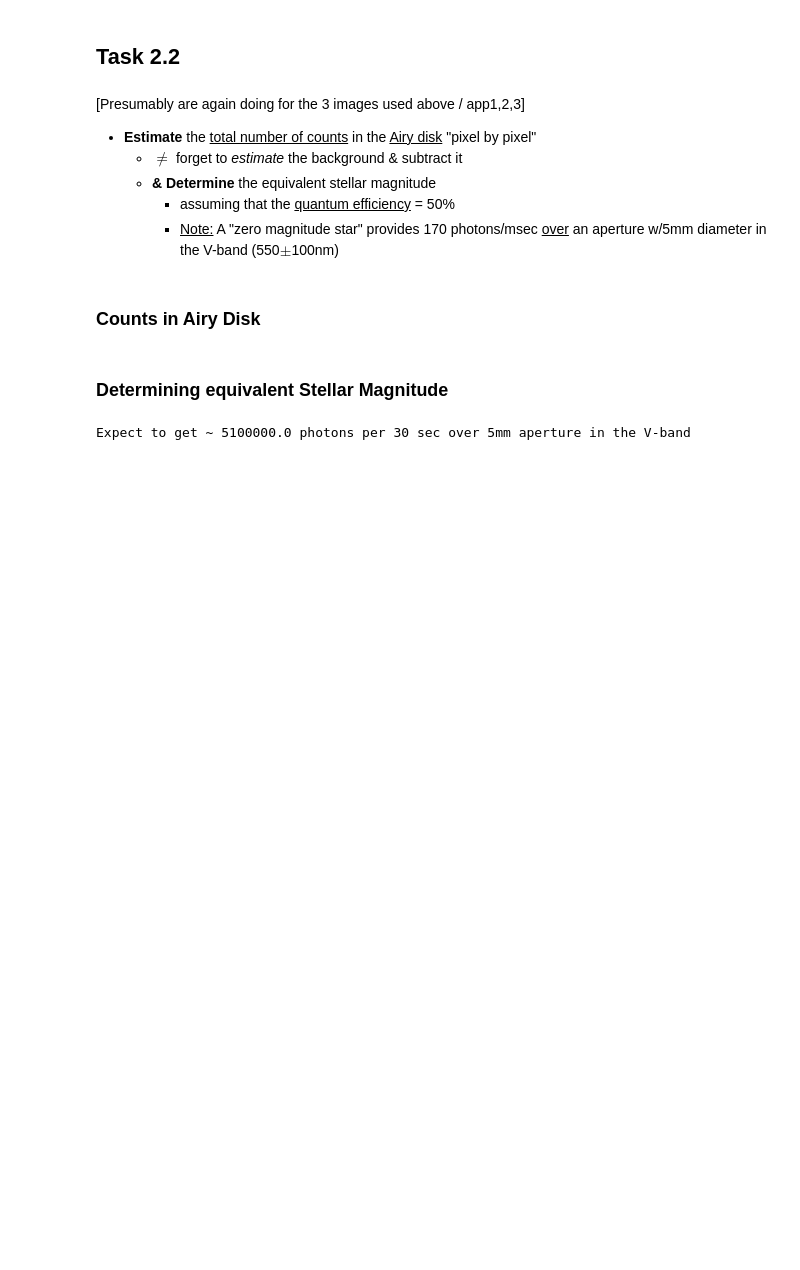
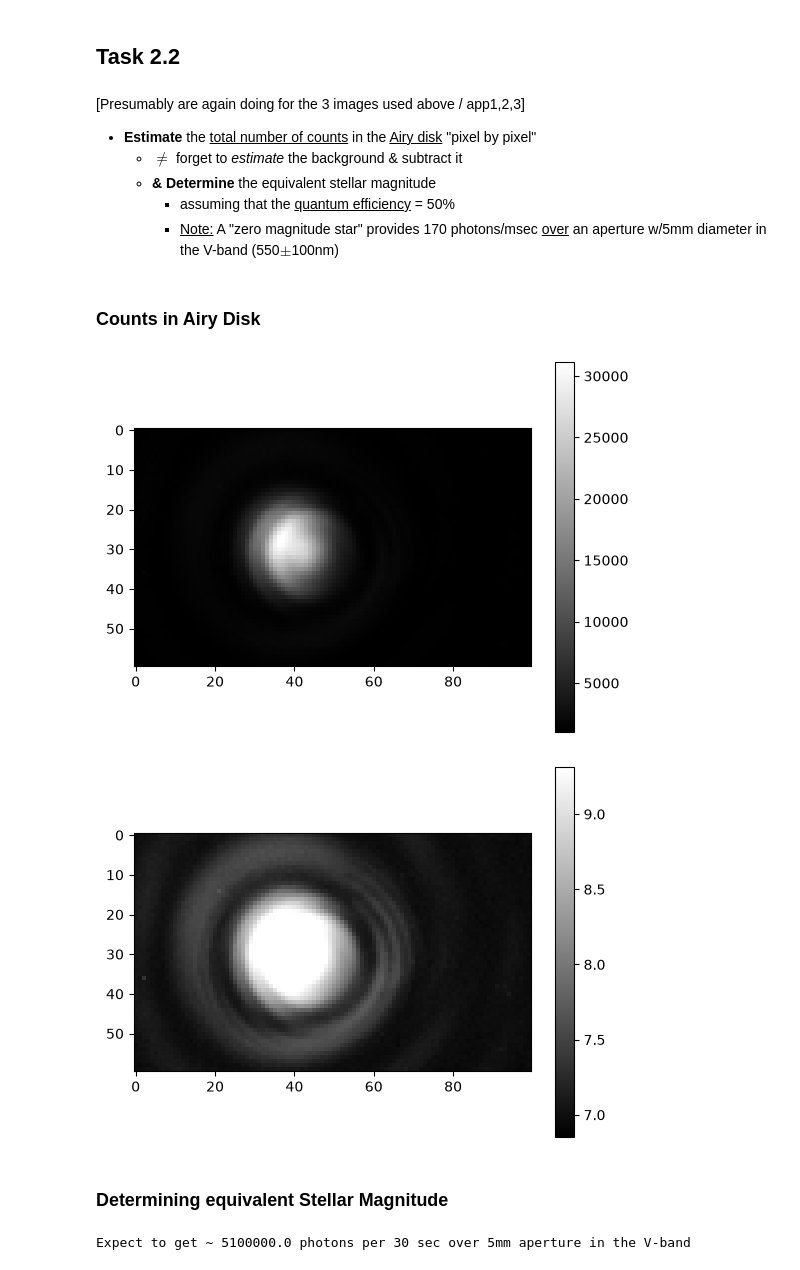
Before and after one commit to Catherine-Lambe/Observational_Instrumental_Lab_WS2627_LMU_Munich, a Jupyter notebook: Exp2_interferometry/Exp2_Interferometry_10-2_1st_Observation-Data_Analysis.ipynb, the cells around one changed output. Saved outputs shown, nothing was run; the diff lists cells and outputs as text; code cells hidden in the pictures; blank space fills up the shorter version.

```diff
--- a/Exp2_interferometry/Exp2_Interferometry_10-2_1st_Observation-Data_Analysis.ipynb
+++ b/Exp2_interferometry/Exp2_Interferometry_10-2_1st_Observation-Data_Analysis.ipynb
@@ -92,6 +104,15 @@ obs1_star1_app4_30s_B.fits
 obs1_star1_app4_30s_C.fits
 obs1_star1_app4_30s_G.fits
 obs1_star1_app4_30s_R.fits
+# %%
+img_obs1_star1_a = obs1_array[2] # apperture mask = at position 3 = 5mm
+img_obs1_star1_b = obs1_array[0] # apperture mask = at position 1 = 1mm
+img_obs1_star1_c = obs1_array[1] # apperture mask = at position 2 = 2mm
+
+img_obs1_binary_R = obs1_array[6] # aperture mask @ position 4, filter = R
+img_obs1_binary_B = obs1_array[3] # aperture mask @ position 4, filter = B
+img_obs1_binary_C = obs1_array[4] # aperture mask @ position 4, filter = C
+img_obs1_binary_G = obs1_array[5] # aperture mask @ position 4, filter = G
 # %% [markdown]
 ## Task 2.1
 # %% [markdown]
@@ -195,6 +216,24 @@ for i, aperture in enumerate(task2_1_apertures):
 # 1) total number of counts in Airy disk *pixel by pixel*
 
 # 2) estimate bkgrd & subtract from total counts
+# %%
+# try 1st w/ [a: position 3, 5mm] [ img_obs1_star1_a ]
+
+plt.figure()#figsize=(12,9))
+plt.imshow(img_obs1_star1_a[200:260,400:500], cmap='gray')
+# add in to show WCS coords, etc
+plt.colorbar();
+#plt.title()
+
+plt.figure()#figsize=(12,9))
+plt.imshow(np.log(img_obs1_star1_a[200:260,400:500]), cmap='gray', vmax=np.max(np.log(img_obs1_star1_a[200:260,400:500]))*90/100,
+          vmin=np.min(np.log(img_obs1_star1_a[200:260,400:500]))*99/100)
+# add in to show WCS coords, etc
+plt.colorbar();
+#plt.title()
+# %% [output]
+[figure, added]
+[figure, added]
 # %% [markdown]
 ### Determining equivalent Stellar Magnitude
 # %%
```
Also changed, not shown: parts of 3 cells of this notebook, 20 other files.
